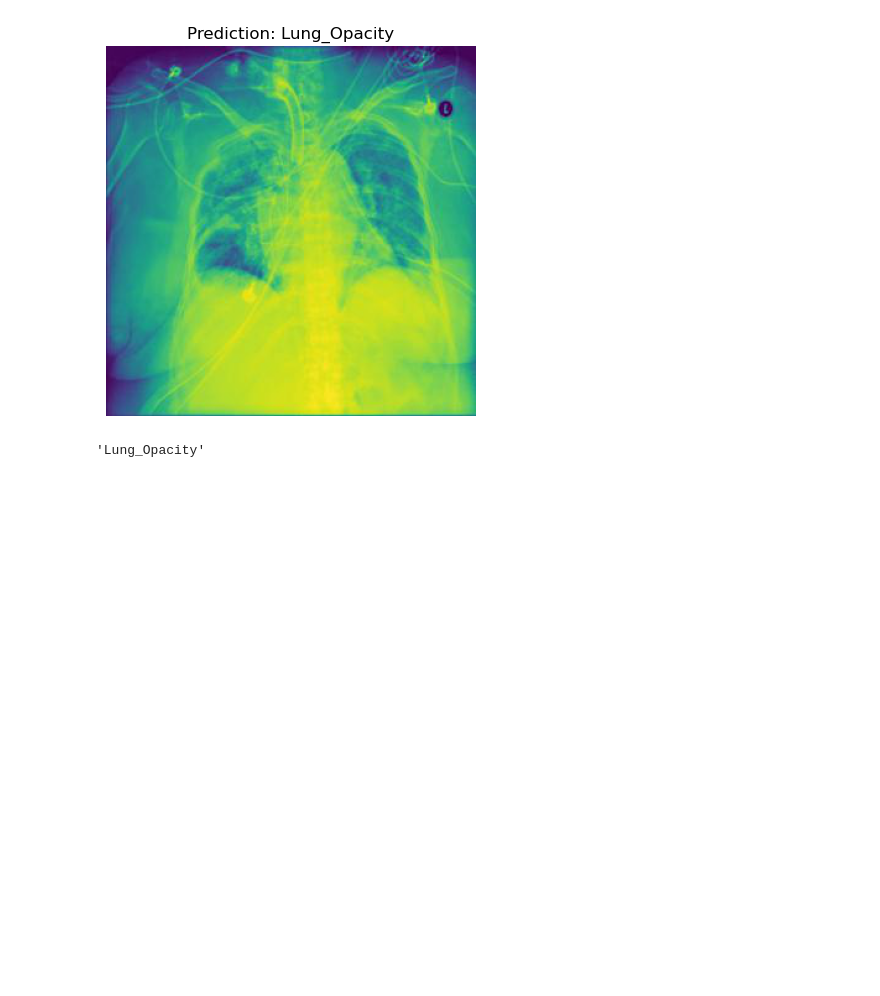
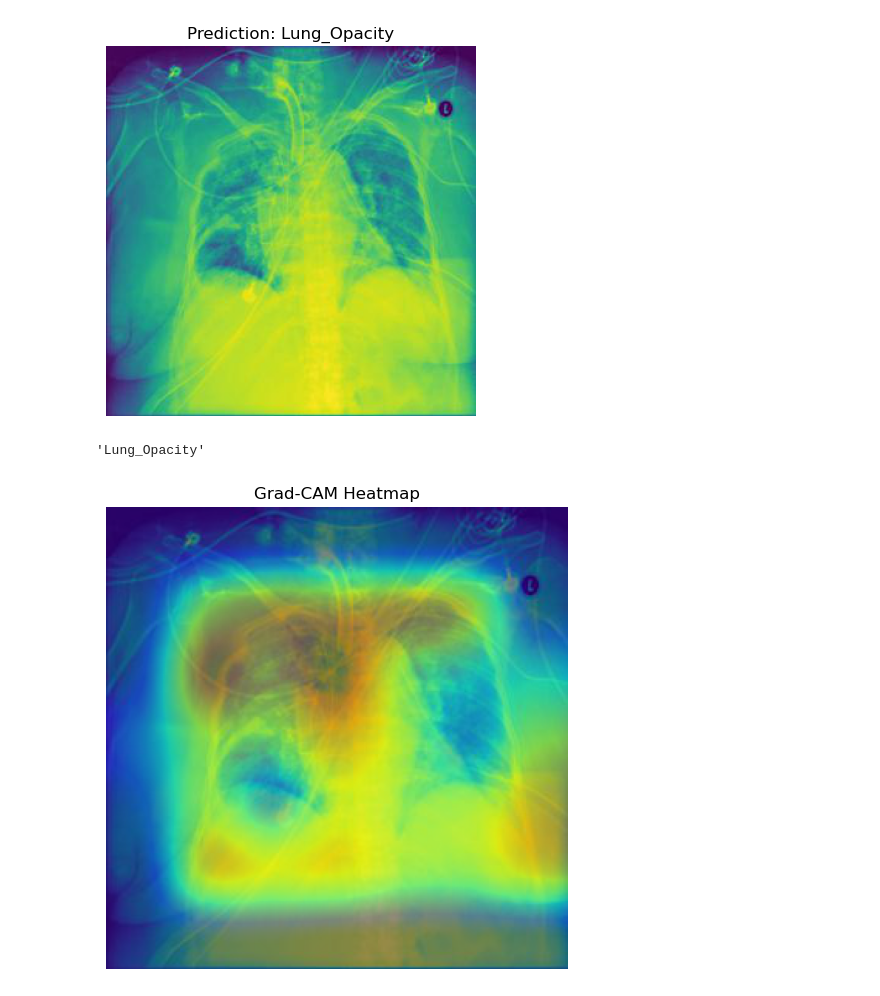
Before and after one commit to Dhineshsakthivel2007/lungdiseaseprediction, a Jupyter notebook: main.ipynb, the cells around one changed output. Saved outputs shown, nothing was run; the diff lists cells and outputs as text; code cells hidden in the pictures; blank space fills up the shorter version.

```diff
--- a/main.ipynb
+++ b/main.ipynb
@@ -126,6 +126,8 @@ plt.xlabel("Predicted"); plt.ylabel("True")
 plt.show()
 # %% [output]
 [figure]
+# %%
+pred_img=r"D:\lungdisease\Lung X-Ray Image\Lung_Opacity\11.jpg"
 # %%
 def predict_image(img_path):
     img = Image.open(img_path).convert("RGB")
@@ -143,5 +145,61 @@ predict_image(r"D:\lungdisease\Lung X-Ray Image\Lung_Opacity\11.jpg")
 # %% [output]
 [figure]
 'Lung_Opacity'
+# %%
+class GradCAM:
+    def __init__(self, model, target_layer):
+        self.model = model
+        self.target_layer = target_layer
+        self.gradients = None
+        self.activations = None
+        self.hook_layers()
+
+    def hook_layers(self):
+        def forward_hook(module, input, output):
+            self.activations = output
+        def backward_hook(module, grad_input, grad_output):
+            self.gradients = grad_output[0]
+        layer = dict([*self.model.named_modules()])[self.target_layer]
+        layer.register_forward_hook(forward_hook)
+        layer.register_backward_hook(backward_hook)
+
+    def generate(self, input_tensor, class_idx=None):
+        self.model.zero_grad()
+        output = self.model(input_tensor)
+        if class_idx is None:
+            class_idx = output.argmax(1).item()
+        output[:, class_idx].backward()
+        grads = self.gradients.mean(dim=(2, 3), keepdim=True)
+        cam = (grads * self.activations).sum(dim=1).squeeze()
+        cam = torch.relu(cam)
+        cam = cam / cam.max()
+        return cam.detach().cpu().numpy()
+
+def show_gradcam(img_path):
+    img = Image.open(img_path).convert("RGB")
+    transform = T.Compose([
+        T.Resize((224, 224)),
+        T.ToTensor(),
+    ])
+    input_tensor = transform(img).unsqueeze(0).to(device)
+
+    gradcam = GradCAM(model, target_layer="features.16.conv")  # last conv layer
+    cam = gradcam.generate(input_tensor)
+
+    cam = cam.squeeze()  # (H, W)
+    cam = (cam - cam.min()) / (cam.max() - cam.min())  # normalize
+    cam = np.uint8(255 * cam)
+    cam_resized = np.array(Image.fromarray(cam).resize(img.size))
+
+    plt.figure(figsize=(6, 6))
+    plt.imshow(img)
+    plt.imshow(cam_resized, cmap='jet', alpha=0.4)
+    plt.axis('off')
+    plt.title("Grad-CAM Heatmap")
+    plt.show()
+
+show_gradcam(pred_img)
+# %% [output]
+[figure, added]
 # %%
 torch.save(model, "full_model.pth")
```
Also changed, not shown: parts of 1 cell of this notebook, 2 other files.
